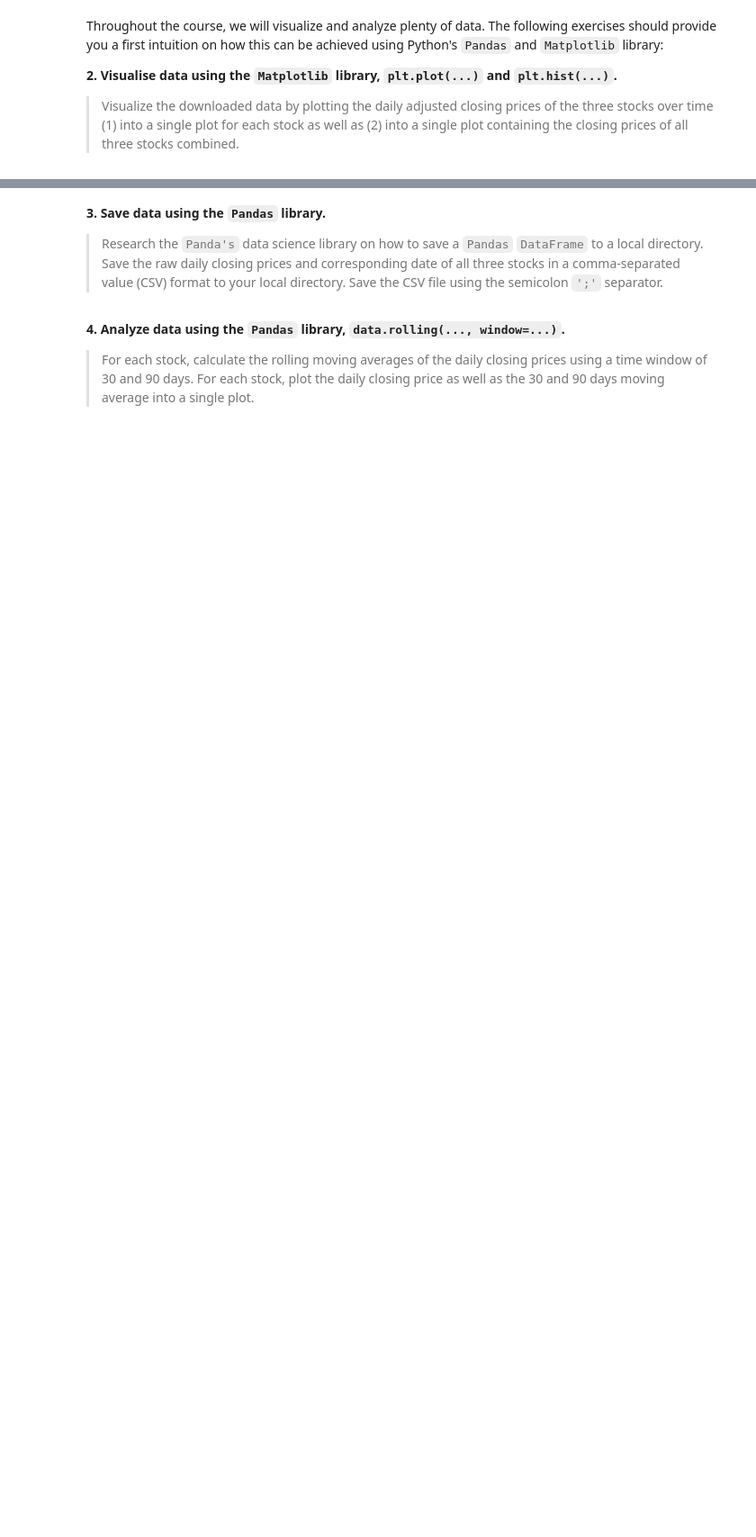
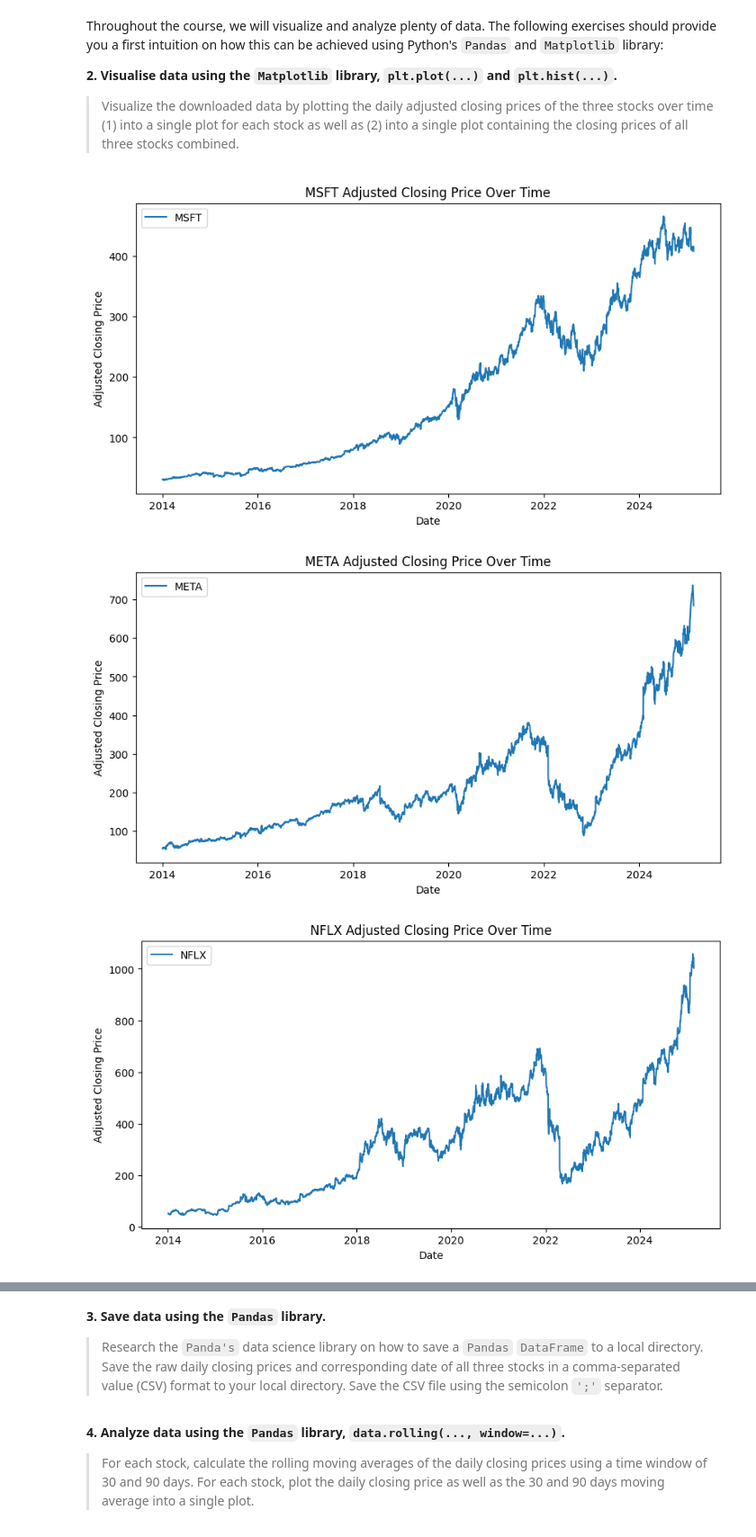
Before and after one commit to RicoStaedeli/ML2025-Lab, a Jupyter notebook: lab_101/lab_101_notebook.ipynb, the cells around one changed output, grey strips where cells are left out. Shown at 90% size. Cells and saved outputs as stored; diff of their text form; code cells hidden in the pictures; blank space fills up the shorter version.

```diff
--- a/lab_101/lab_101_notebook.ipynb
+++ b/lab_101/lab_101_notebook.ipynb
@@ -523,0 +519,10 @@ You may want to try the following exercises after the lab:
+# %%
+# ***************************************************
+# INSERT YOUR CODE HERE
+# ***************************************************
+start_date = dt.datetime(2014, 1, 1)
+end_date = dt.datetime.today()
+
+microsoft_data = yf.download('MSFT', start=start_date, end=end_date)
+meta_data = yf.download('META', start=start_date, end=end_date)
+netflix_data = yf.download('NFLX', start=start_date, end=end_date)
@@ -533,0 +539,34 @@ Throughout the course, we will visualize and analyze plenty of data. The followi
+# %%
+# ***************************************************
+# INSERT YOUR CODE HERE
+# ***************************************************
+closing_prices = pd.DataFrame()
+closing_prices['MSFT'] = microsoft_data['Close']
+closing_prices['META'] = meta_data['Close']
+closing_prices['NFLX'] = netflix_data['Close']
+# %%
+import matplotlib.pyplot as plt
+
+# Plot each stock separately
+for stock in closing_prices.columns:
+    plt.figure(figsize=(10, 5))
+    plt.plot(closing_prices.index, closing_prices[stock], label=stock)
+    plt.xlabel('Date')
+    plt.ylabel('Adjusted Closing Price')
+    plt.title(f'{stock} Adjusted Closing Price Over Time')
+    plt.legend()
+    plt.show()
+
+# Plot all stocks in a single plot
+plt.figure(figsize=(12, 6))
+for stock in closing_prices.columns:
+    plt.plot(closing_prices.index, closing_prices[stock], label=stock)
+plt.xlabel('Date')
+plt.ylabel('Adjusted Closing Price')
+plt.title('Adjusted Closing Prices of MSFT, META, and NFLX Over Time')
+plt.legend()
+plt.show()
+# %% [output]
+[figure, added]
+[figure, added]
+[figure, added]
```
Also changed, not shown: parts of 7 cells of this notebook.
